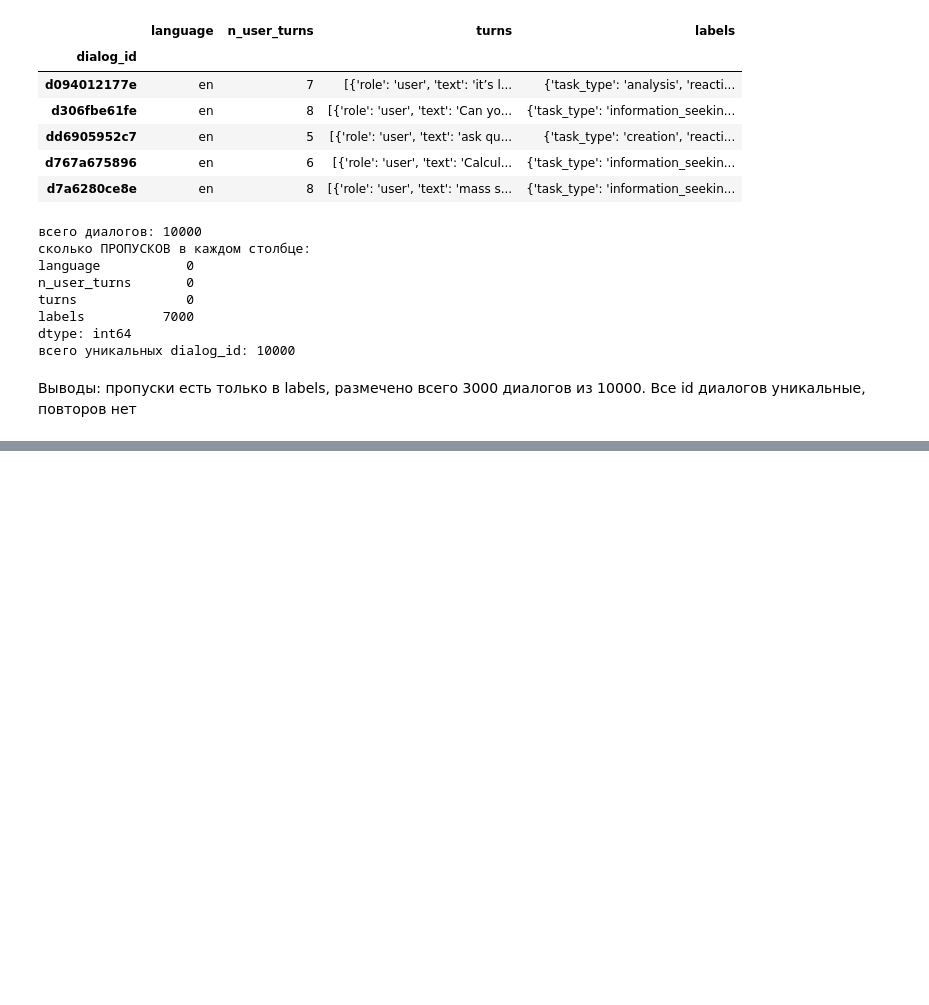
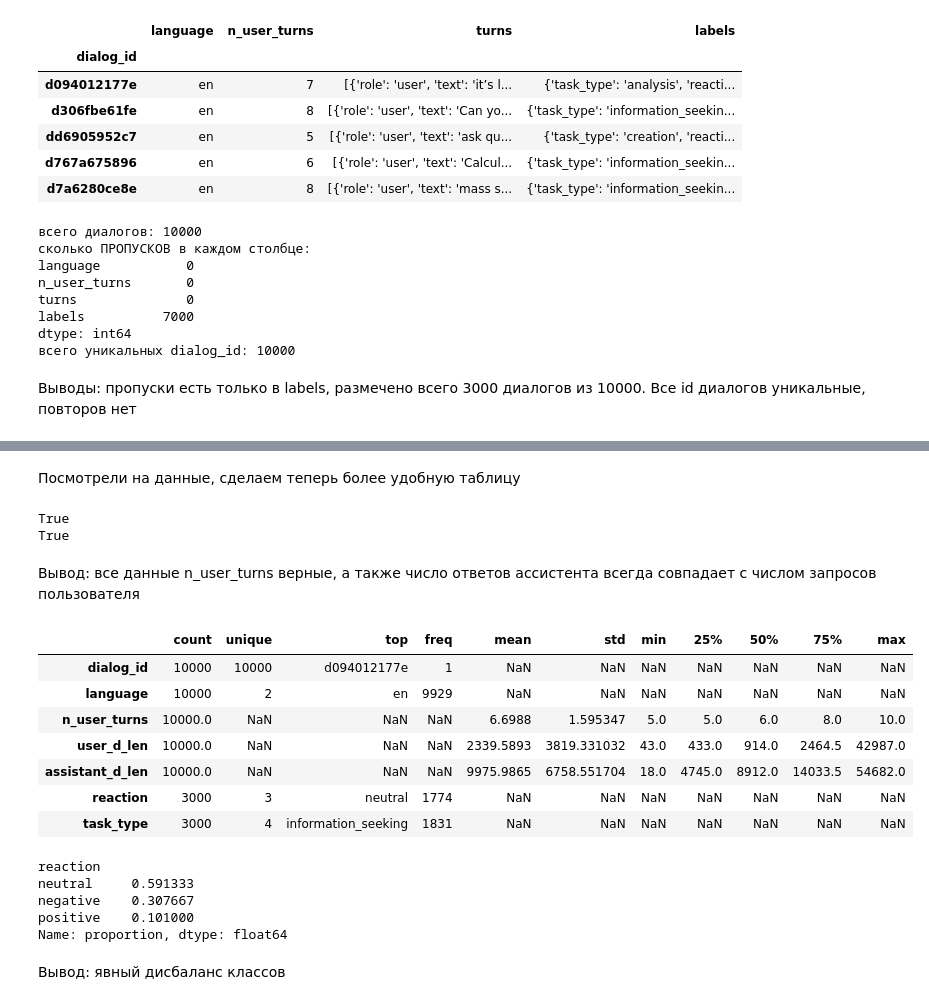
Before and after one commit to Half-Head/ML_homework, a Jupyter notebook: hw1/1_step_eda.ipynb, the cells around one changed output, grey strips where cells are left out. Saved outputs shown, nothing was run; the diff lists cells and outputs as text; code cells hidden in the pictures; blank space fills up the shorter version.

```diff
--- a/hw1/1_step_eda.ipynb
+++ b/hw1/1_step_eda.ipynb
@@ -86 +75,5 @@ d7a6280ce8e    [{'role': 'user', 'text': 'mass spectrometer, the length of AC ro
 Name: turns, dtype: object
+# %%
+print("более подробный ПРИМЕР 1 диалога:")
+for turn in records[0]["turns"]:
+    print(f"role: {turn['role']}, text: {turn['text'][:120]}")
@@ -86,0 +96,5 @@ Name: turns, dtype: object
+# %%
+print("более подробный ПРИМЕР 1 label:")
+print(f"task_type = {records[0]["labels"]["task_type"]}, reaction = {records[0]["labels"]["reaction"]}")
+for turn in records[0]["labels"]["user_turns"]:
+    print(f"task_type: {turn['task_type']}, state: {turn['state']}, reaction: {turn['reaction']}")
@@ -86,0 +111,50 @@ Name: turns, dtype: object
+# %% [markdown]
+Посмотрели на данные, сделаем теперь более удобную таблицу
+# %%
+new_table = []
+for record in records:
+    raw = {}
+    raw["dialog_id"] = record["dialog_id"]
+    raw["language"] = record["language"]
+    raw["n_user_turns"] = record["n_user_turns"]
+    raw["n_user_real"] = len([turn for turn in record["turns"] if turn["role"] == "user"])
+    raw["n_assistant_turns"] = len([turn for turn in record["turns"] if turn["role"] == "assistant"])
+    raw["user_d_len"] = np.sum([len(turn["text"]) for turn in record["turns"] if turn["role"] == "user"])
+    raw["assistant_d_len"] = np.sum([len(turn["text"]) for turn in record["turns"] if turn["role"] == "assistant"])
+    raw["reaction"] = record["labels"]["reaction"] if record["labels"] is not None else None
+    raw["task_type"] = record["labels"]["task_type"] if record["labels"] is not None else None
+
+    new_table.append(raw)
+records_df_new = pd.DataFrame(new_table)
+# %%
+print(all(records_df_new["n_user_turns"] == records_df_new["n_user_real"]))
+print(all(records_df_new["n_user_turns"] == records_df_new["n_assistant_turns"]))
+# %% [output]
+True
+True
+# %% [markdown]
+Вывод: все данные n_user_turns верные, а также число ответов ассистента всегда совпадает с числом запросов пользователя
+# %%
+records_df_new = records_df_new.drop(columns=["n_user_real", "n_assistant_turns"])
+# %%
+records_df_new.describe(include="all").T
+# %% [output]
+|  | count | unique | top | freq | mean | std | min | 25% | 50% | 75% | max |
+| dialog_id | 10000 | 10000 | d094012177e | 1 | NaN | NaN | NaN | NaN | NaN | NaN | NaN |
+| language | 10000 | 2 | en | 9929 | NaN | NaN | NaN | NaN | NaN | NaN | NaN |
+| n_user_turns | 10000.0 | NaN | NaN | NaN | 6.6988 | 1.595347 | 5.0 | 5.0 | 6.0 | 8.0 | 10.0 |
+| user_d_len | 10000.0 | NaN | NaN | NaN | 2339.5893 | 3819.331032 | 43.0 | 433.0 | 914.0 | 2464.5 | 42987.0 |
+| assistant_d_len | 10000.0 | NaN | NaN | NaN | 9975.9865 | 6758.551704 | 18.0 | 4745.0 | 8912.0 | 14033.5 | 54682.0 |
+| reaction | 3000 | 3 | neutral | 1774 | NaN | NaN | NaN | NaN | NaN | NaN | NaN |
+| task_type | 3000 | 4 | information_seeking | 1831 | NaN | NaN | NaN | NaN | NaN | NaN | NaN |
+# %%
+labeled = records_df_new[records_df_new["reaction"].notna()]
+labeled["reaction"].value_counts(normalize=True)
+# %% [output]
+reaction
+neutral     0.591333
+negative    0.307667
+positive    0.101000
+Name: proportion, dtype: float64
+# %% [markdown]
+Вывод: явный дисбаланс классов
```
Also changed, not shown: parts of 10 cells of this notebook.
